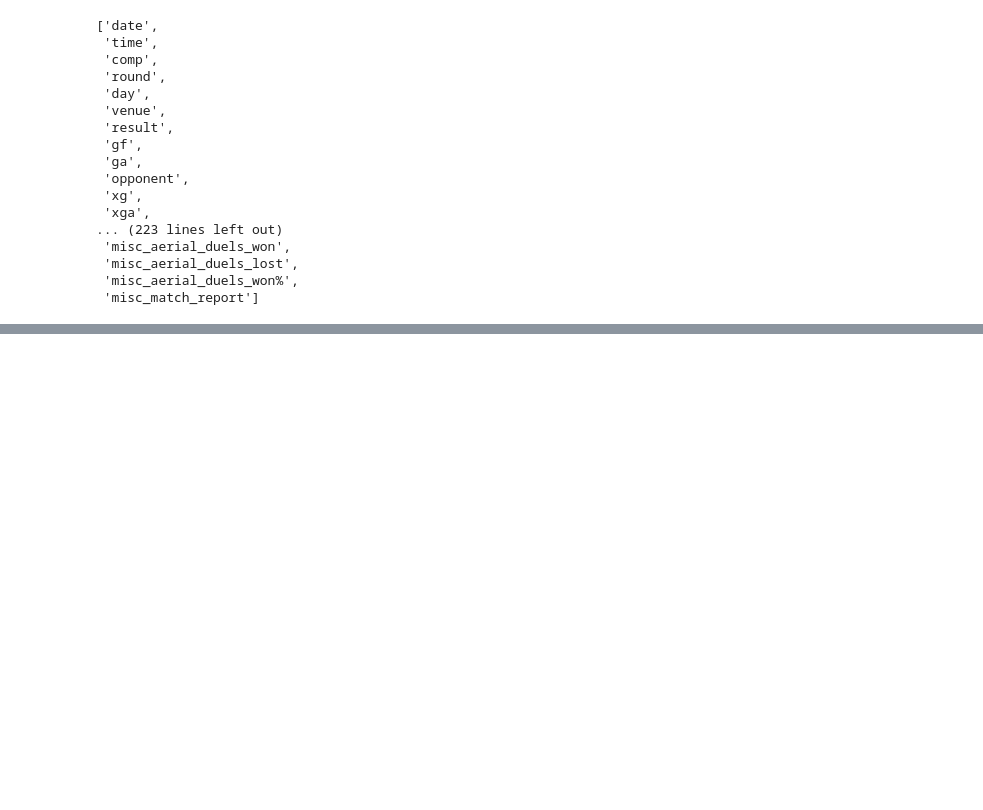
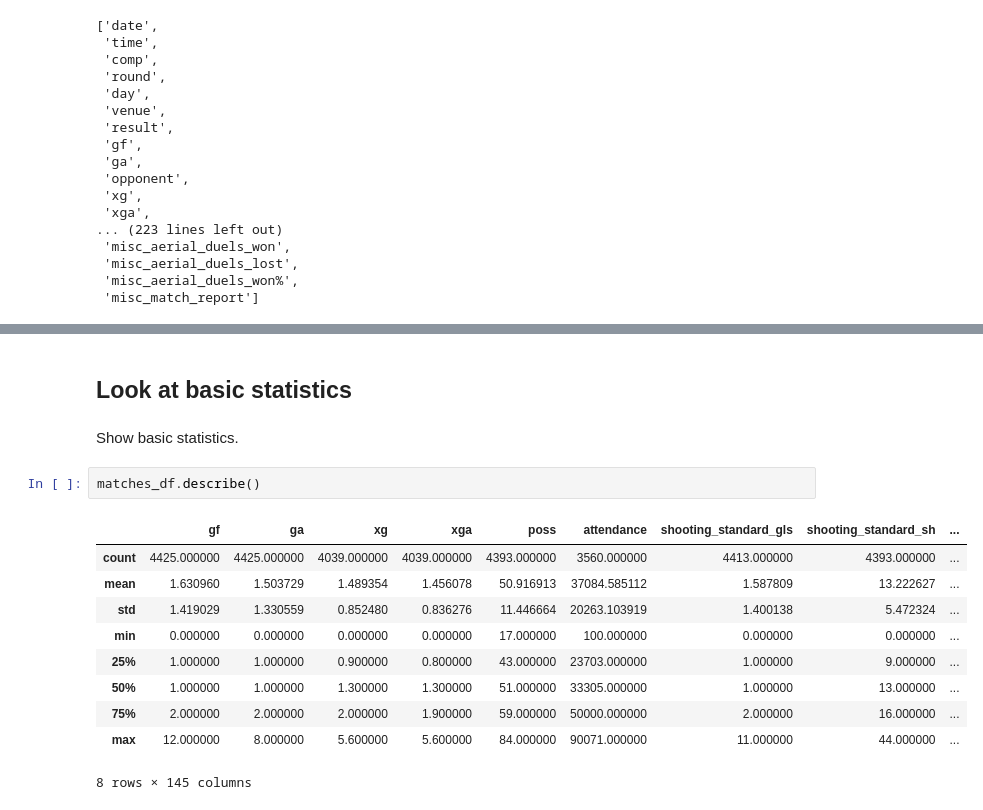
Before and after one commit to stoyanK7/football-prediction, a Jupyter notebook: data_engineering/3.cleaning.ipynb, the cells around one changed output, grey strips where cells are left out. Saved outputs shown, nothing was run; the diff lists cells and outputs as text; blank space fills up the shorter version.

```diff
--- a/data_engineering/3.cleaning.ipynb
+++ b/data_engineering/3.cleaning.ipynb
@@ -225,0 +254,17 @@ matches_df.to_csv(f'{clean_data_path}/bundesliga_matches.csv', index=False)
+# %% [markdown]
+## Look at basic statistics
+# %% [markdown]
+Show basic statistics.
+# %%
+matches_df.describe()
+# %% [output]
+|  | gf | ga | xg | xga | poss | attendance | shooting_standard_gls | shooting_standard_sh | ... |
+| count | 4425.000000 | 4425.000000 | 4039.000000 | 4039.000000 | 4393.000000 | 3560.000000 | 4413.000000 | 4393.000000 | ... |
+| mean | 1.630960 | 1.503729 | 1.489354 | 1.456078 | 50.916913 | 37084.585112 | 1.587809 | 13.222627 | ... |
+| std | 1.419029 | 1.330559 | 0.852480 | 0.836276 | 11.446664 | 20263.103919 | 1.400138 | 5.472324 | ... |
+| min | 0.000000 | 0.000000 | 0.000000 | 0.000000 | 17.000000 | 100.000000 | 0.000000 | 0.000000 | ... |
+| 25% | 1.000000 | 1.000000 | 0.900000 | 0.800000 | 43.000000 | 23703.000000 | 1.000000 | 9.000000 | ... |
+| 50% | 1.000000 | 1.000000 | 1.300000 | 1.300000 | 51.000000 | 33305.000000 | 1.000000 | 13.000000 | ... |
+| 75% | 2.000000 | 2.000000 | 2.000000 | 1.900000 | 59.000000 | 50000.000000 | 2.000000 | 16.000000 | ... |
+| max | 12.000000 | 8.000000 | 5.600000 | 5.600000 | 84.000000 | 90071.000000 | 11.000000 | 44.000000 | ... |
+8 rows × 145 columns
```
Also changed, not shown: parts of 71 cells of this notebook.
